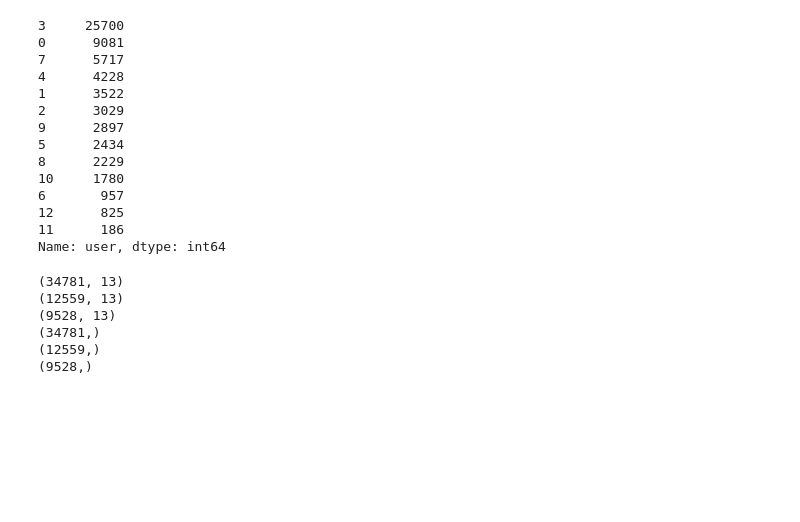
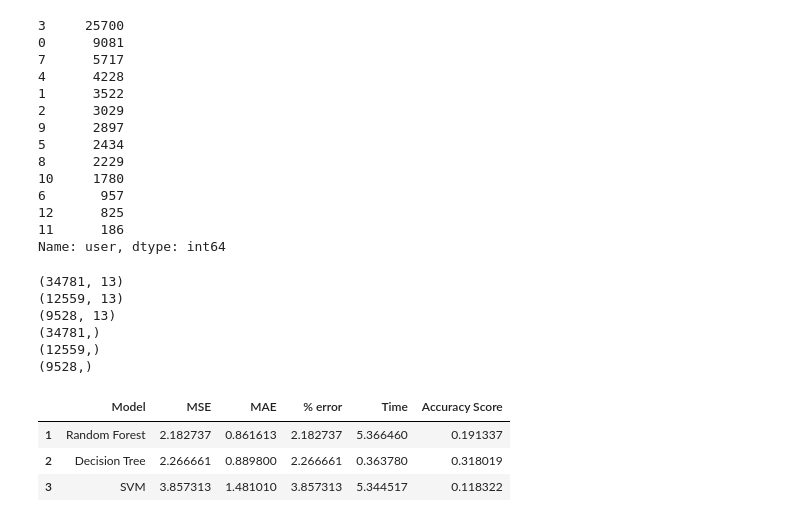
Before and after one commit to jeno-lustyik/google-fit-strive, a Jupyter notebook: data_splitting.ipynb, the cells around one changed output. Saved outputs shown, nothing was run; the diff lists cells and outputs as text; code cells hidden in the pictures; blank space fills up the shorter version.

```diff
--- a/data_splitting.ipynb
+++ b/data_splitting.ipynb
@@ -206,0 +213,33 @@ X_val = scaler.transform(x_val)
+# %%
+classifiers = {
+  "Decision Tree": DecisionTreeClassifier(),
+  "SVM": SVC(),
+  "Random Forest": RandomForestClassifier()}
+# %%
+results = pd.DataFrame({'Model': [], 'MSE': [], 'MAE': [], " % error": [], 'Time': []})
+
+for model_name, model in classifiers.items():
+
+    start_time = time.time()
+    model.fit(X_train, y_train)
+    total_time = time.time() - start_time
+
+    pred = model.predict(X_test)
+
+    results = results.append({"Model":    model_name,
+                              "MSE": metrics.mean_squared_error(y_test, pred),
+                              "MAE": metrics.mean_absolute_error(y_test, pred),
+                              " % error": metrics.mean_squared_error(y_test, pred), #/ rang,
+                              "Accuracy Score": model.score(x_test,y_test),
+                              "Time":     total_time},
+                              ignore_index=True)
+
+
+results_ord = results.sort_values(by=['MSE'], ascending=True, ignore_index=True)
+results_ord.index += 1
+results_ord.style.bar(subset=['MSE', 'MAE'], vmin=0, vmax=100, color='#5fba7d')
+# %% [output]
+|  | Model | MSE | MAE | % error | Time | Accuracy Score |
+| 1 | Random Forest | 2.182737 | 0.861613 | 2.182737 | 5.366460 | 0.191337 |
+| 2 | Decision Tree | 2.266661 | 0.889800 | 2.266661 | 0.363780 | 0.318019 |
+| 3 | SVM | 3.857313 | 1.481010 | 3.857313 | 5.344517 | 0.118322 |
```
Also changed, not shown: parts of 2 cells of this notebook.
